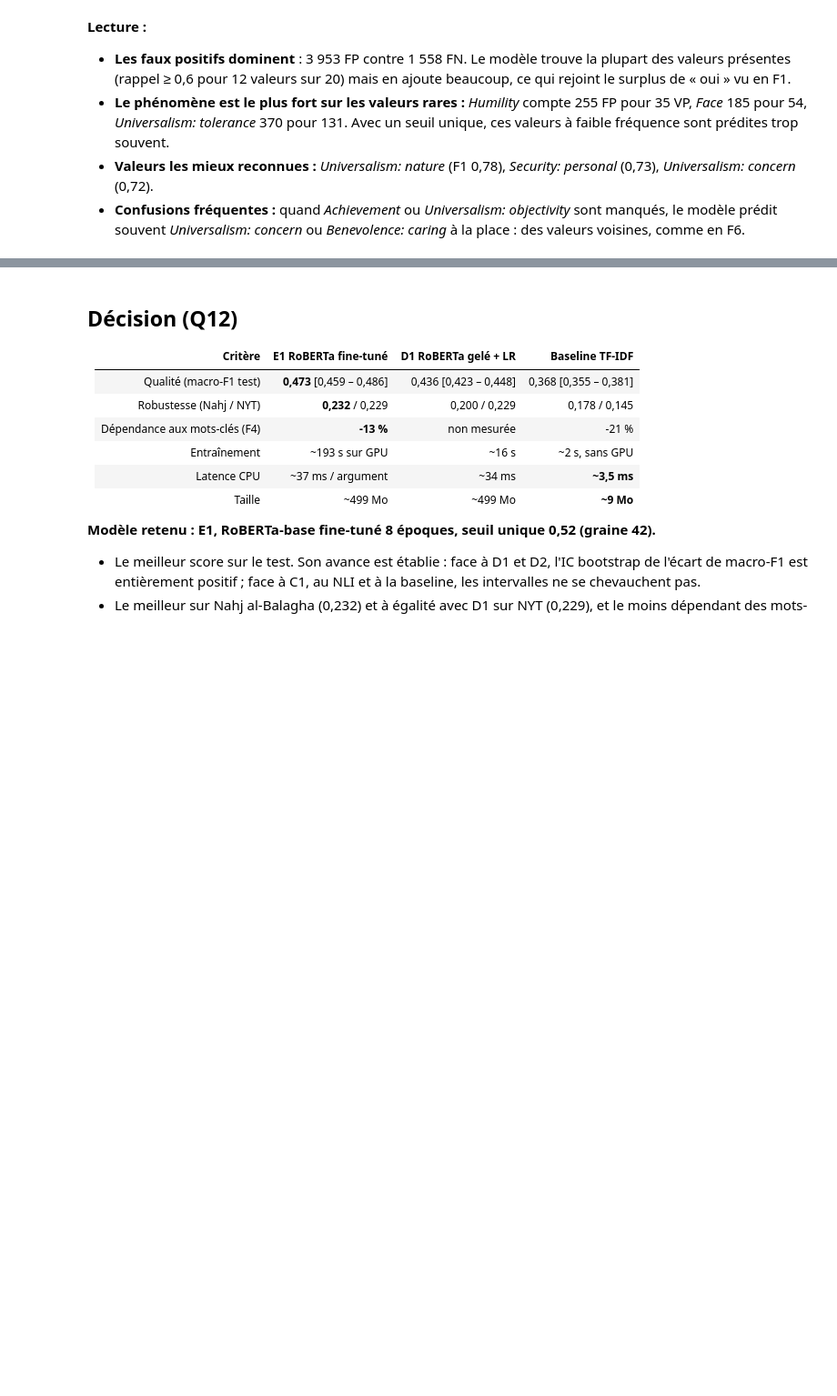
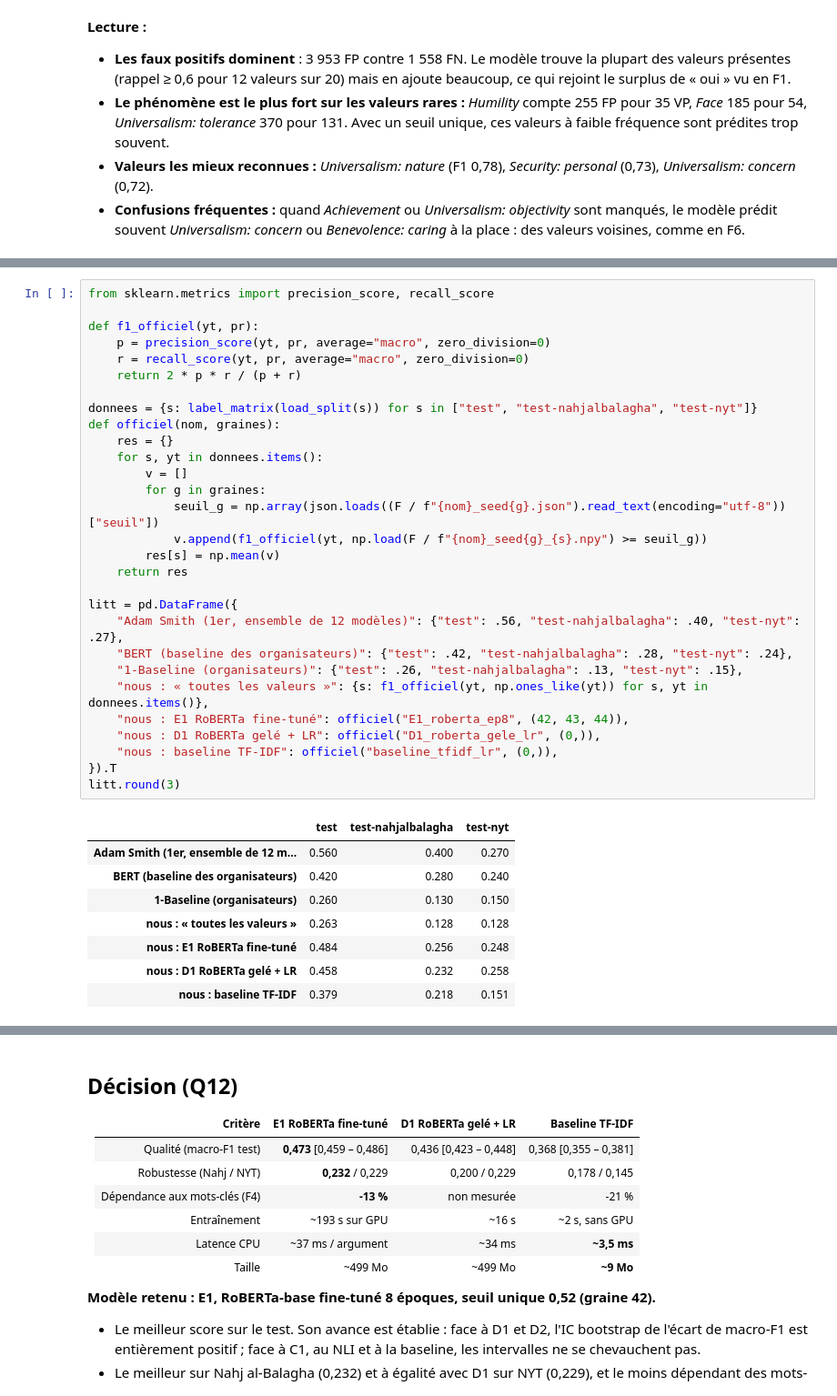
Before and after one commit to AyoubMoutik/schwartz-values-multilabel-classification-nlp, a Jupyter notebook: notebooks/09_partieG.ipynb, the cells around one changed output, grey strips where cells are left out. Shown at 91% size. Saved outputs shown, nothing was run; the diff lists cells and outputs as text; blank space fills up the shorter version.

```diff
--- a/notebooks/09_partieG.ipynb
+++ b/notebooks/09_partieG.ipynb
@@ -147,0 +151,38 @@ top.rename_axis(["valeur manquée", "valeur prédite à tort"]).rename("argument
+# %%
+from sklearn.metrics import precision_score, recall_score
+
+def f1_officiel(yt, pr):
+    p = precision_score(yt, pr, average="macro", zero_division=0)
+    r = recall_score(yt, pr, average="macro", zero_division=0)
+    return 2 * p * r / (p + r)
+
+donnees = {s: label_matrix(load_split(s)) for s in ["test", "test-nahjalbalagha", "test-nyt"]}
+def officiel(nom, graines):
+    res = {}
+    for s, yt in donnees.items():
+        v = []
+        for g in graines:
+            seuil_g = np.array(json.loads((F / f"{nom}_seed{g}.json").read_text(encoding="utf-8"))["seuil"])
+            v.append(f1_officiel(yt, np.load(F / f"{nom}_seed{g}_{s}.npy") >= seuil_g))
+        res[s] = np.mean(v)
+    return res
+
+litt = pd.DataFrame({
+    "Adam Smith (1er, ensemble de 12 modèles)": {"test": .56, "test-nahjalbalagha": .40, "test-nyt": .27},
+    "BERT (baseline des organisateurs)": {"test": .42, "test-nahjalbalagha": .28, "test-nyt": .24},
+    "1-Baseline (organisateurs)": {"test": .26, "test-nahjalbalagha": .13, "test-nyt": .15},
+    "nous : « toutes les valeurs »": {s: f1_officiel(yt, np.ones_like(yt)) for s, yt in donnees.items()},
+    "nous : E1 RoBERTa fine-tuné": officiel("E1_roberta_ep8", (42, 43, 44)),
+    "nous : D1 RoBERTa gelé + LR": officiel("D1_roberta_gele_lr", (0,)),
+    "nous : baseline TF-IDF": officiel("baseline_tfidf_lr", (0,)),
+}).T
+litt.round(3)
+# %% [output]
+|  | test | test-nahjalbalagha | test-nyt |
+| Adam Smith (1er, ensemble de 12 m... | 0.560 | 0.400 | 0.270 |
+| BERT (baseline des organisateurs) | 0.420 | 0.280 | 0.240 |
+| 1-Baseline (organisateurs) | 0.260 | 0.130 | 0.150 |
+| nous : « toutes les valeurs » | 0.263 | 0.128 | 0.128 |
+| nous : E1 RoBERTa fine-tuné | 0.484 | 0.256 | 0.248 |
+| nous : D1 RoBERTa gelé + LR | 0.458 | 0.232 | 0.258 |
+| nous : baseline TF-IDF | 0.379 | 0.218 | 0.151 |
```
Also changed, not shown: parts of 2 cells of this notebook, 5 other files.
